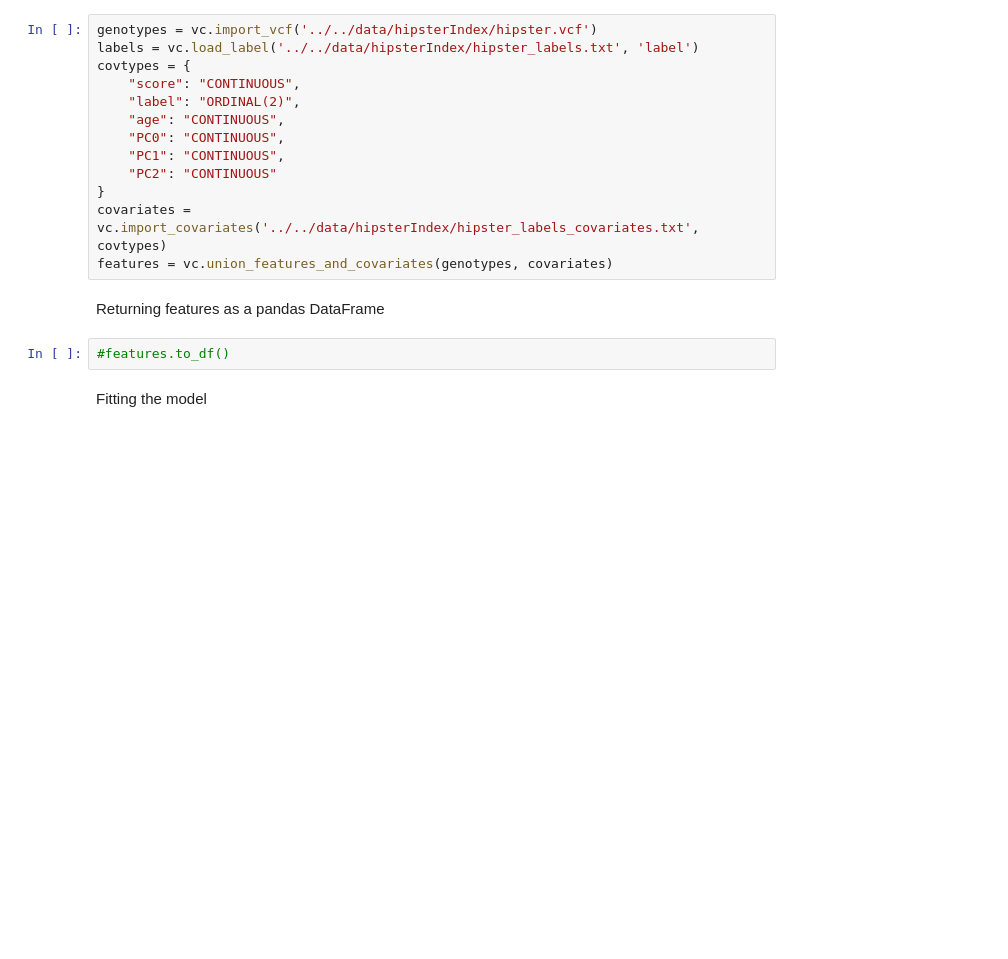
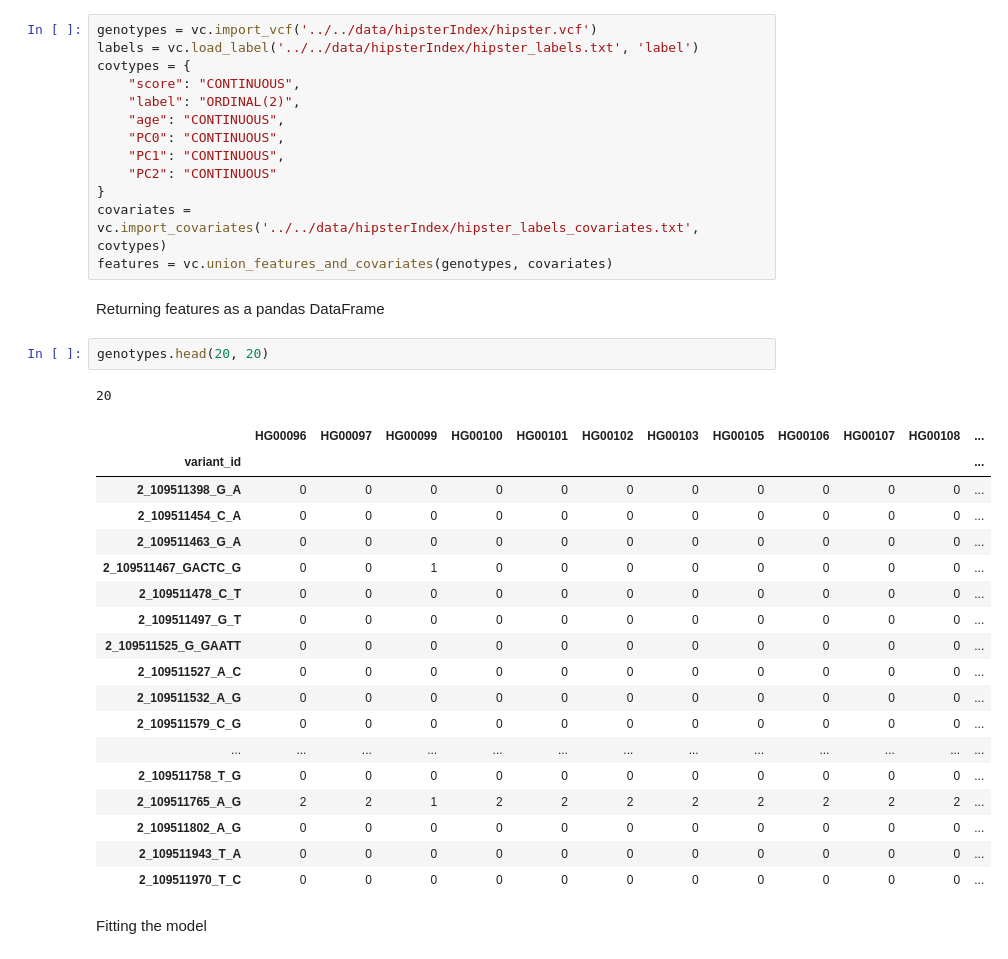
Before and after one commit to aehrc/VariantSpark, a Jupyter notebook: examples/notebooks/variantspark_nohail_demo.ipynb, the cells around one changed output. Cells and saved outputs as stored; diff of their text form; blank space fills up the shorter version.

```diff
--- a/examples/notebooks/variantspark_nohail_demo.ipynb
+++ b/examples/notebooks/variantspark_nohail_demo.ipynb
@@ -47,8 +47,28 @@ covariates = vc.import_covariates('../../data/hipsterIndex/hipster_labels_covari
 features = vc.union_features_and_covariates(genotypes, covariates)
 # %% [markdown]
 Returning features as a pandas DataFrame
-# %%
-#features.to_df()
+# %%
+genotypes.head(20, 20)
+# %% [output]
+20
+|  | HG00096 | HG00097 | HG00099 | HG00100 | HG00101 | HG00102 | HG00103 | HG00105 | HG00106 | HG00107 | HG00108 | ... |
+| variant_id |  |  |  |  |  |  |  |  |  |  |  | ... |
+| 2_109511398_G_A | 0 | 0 | 0 | 0 | 0 | 0 | 0 | 0 | 0 | 0 | 0 | ... |
+| 2_109511454_C_A | 0 | 0 | 0 | 0 | 0 | 0 | 0 | 0 | 0 | 0 | 0 | ... |
+| 2_109511463_G_A | 0 | 0 | 0 | 0 | 0 | 0 | 0 | 0 | 0 | 0 | 0 | ... |
+| 2_109511467_GACTC_G | 0 | 0 | 1 | 0 | 0 | 0 | 0 | 0 | 0 | 0 | 0 | ... |
+| 2_109511478_C_T | 0 | 0 | 0 | 0 | 0 | 0 | 0 | 0 | 0 | 0 | 0 | ... |
+| 2_109511497_G_T | 0 | 0 | 0 | 0 | 0 | 0 | 0 | 0 | 0 | 0 | 0 | ... |
+| 2_109511525_G_GAATT | 0 | 0 | 0 | 0 | 0 | 0 | 0 | 0 | 0 | 0 | 0 | ... |
+| 2_109511527_A_C | 0 | 0 | 0 | 0 | 0 | 0 | 0 | 0 | 0 | 0 | 0 | ... |
+| 2_109511532_A_G | 0 | 0 | 0 | 0 | 0 | 0 | 0 | 0 | 0 | 0 | 0 | ... |
+| 2_109511579_C_G | 0 | 0 | 0 | 0 | 0 | 0 | 0 | 0 | 0 | 0 | 0 | ... |
+| ... | ... | ... | ... | ... | ... | ... | ... | ... | ... | ... | ... | ... |
+| 2_109511758_T_G | 0 | 0 | 0 | 0 | 0 | 0 | 0 | 0 | 0 | 0 | 0 | ... |
+| 2_109511765_A_G | 2 | 2 | 1 | 2 | 2 | 2 | 2 | 2 | 2 | 2 | 2 | ... |
+| 2_109511802_A_G | 0 | 0 | 0 | 0 | 0 | 0 | 0 | 0 | 0 | 0 | 0 | ... |
+| 2_109511943_T_A | 0 | 0 | 0 | 0 | 0 | 0 | 0 | 0 | 0 | 0 | 0 | ... |
+| 2_109511970_T_C | 0 | 0 | 0 | 0 | 0 | 0 | 0 | 0 | 0 | 0 | 0 | ... |
 # %% [markdown]
 Fitting the model
 # %%
```
Also changed, not shown: parts of 2 cells of this notebook.
